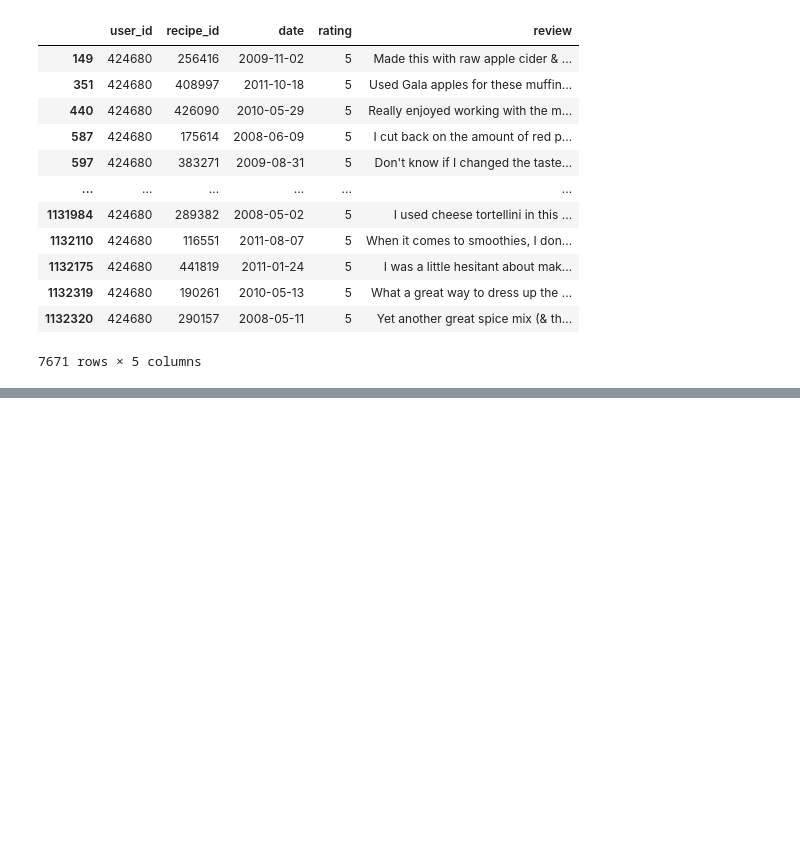
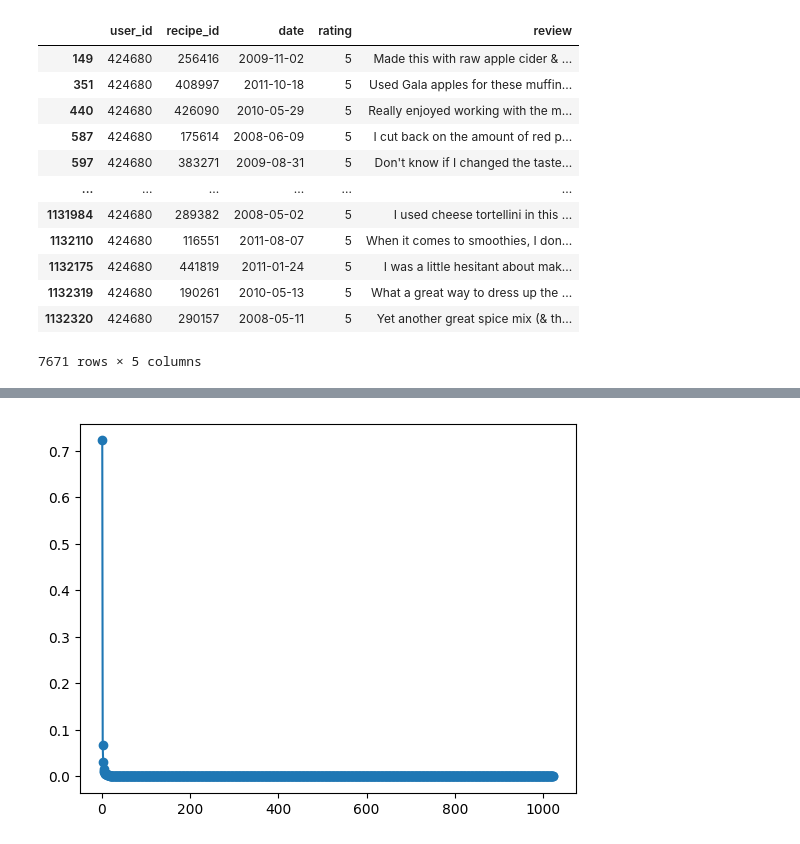
Before and after one commit to Hugosh71/Projet_Mangetamain, a Jupyter notebook: notebooks/EDA_Andrew.ipynb, the cells around one changed output, grey strips where cells are left out. Saved outputs shown, nothing was run; the diff lists cells and outputs as text; code cells hidden in the pictures; blank space fills up the shorter version.

```diff
--- a/notebooks/EDA_Andrew.ipynb
+++ b/notebooks/EDA_Andrew.ipynb
@@ -188,0 +319,10 @@ ingredients_df['clusters'] = model_cut.labels_
+# %%
+pca = PCA()
+pca = pca.fit(np.log1p(cooc))
+
+
+
+plt.plot(range(1, len(pca.explained_variance_ratio_)+1), pca.explained_variance_ratio_, marker="o")
+n_axes = np.sum(pca.explained_variance_ratio_ > 1/len(cluster_labels))
+# %% [output]
+[figure, added]
```
Also changed, not shown: parts of 31 cells of this notebook.
